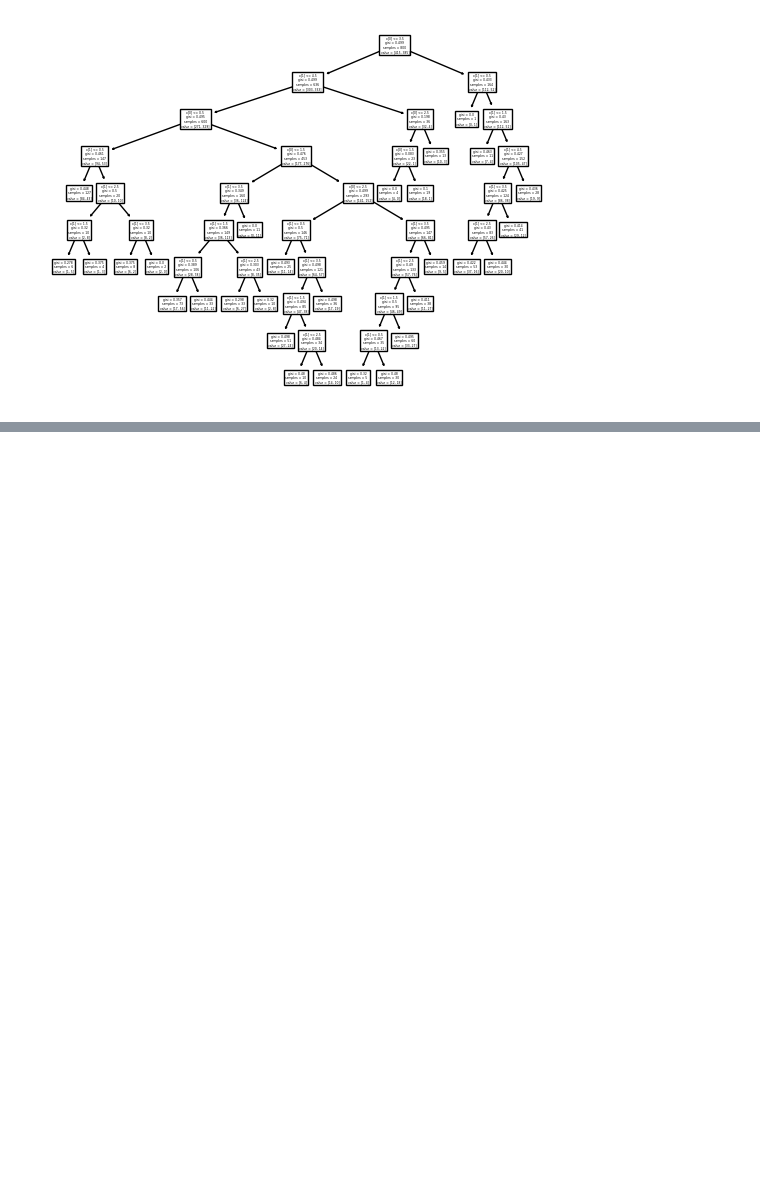
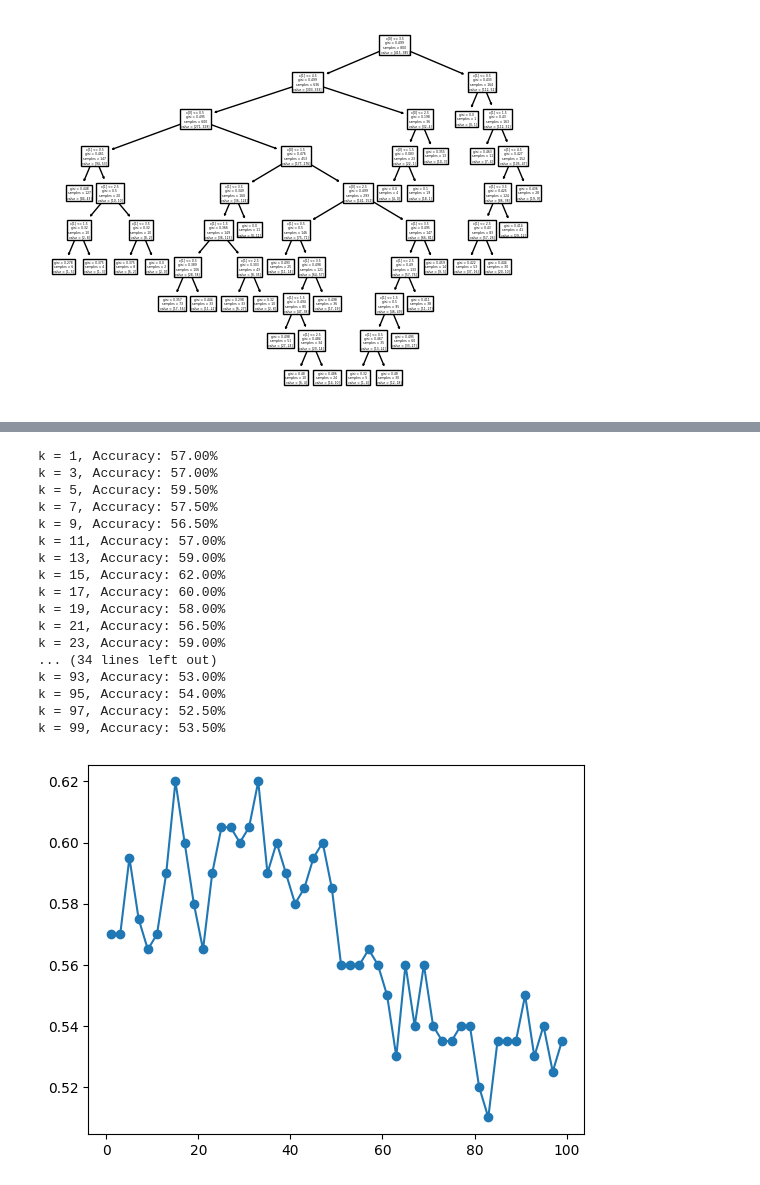
Before and after one commit to ddatnguyen97/Bike-Buyers, a Jupyter notebook: Bike Buyers.ipynb, the cells around one changed output, grey strips where cells are left out. Saved outputs shown, nothing was run; the diff lists cells and outputs as text; code cells hidden in the pictures; blank space fills up the shorter version.

```diff
--- a/Bike Buyers.ipynb
+++ b/Bike Buyers.ipynb
@@ -393,0 +411,41 @@ For k=26, Silhouette Score: 0.5436
+# %%
+#KNN CLASSIFIER
+selectedColumn = df[['Age',
+                     'Income',
+                     'Cars',
+                     'Children']]
+
+target = df['Purchased Bike']
+
+x_train, x_test, y_train, y_test = train_test_split(selectedColumn, target, test_size=0.2, random_state=123)
+
+accuracyScore = []
+
+for k in range(1, 100, 2):
+    knn = KNeighborsClassifier(n_neighbors=k)
+    knn.fit(x_train, y_train)
+    yPred = knn.predict(x_test)
+    accuracy = accuracy_score(y_test, yPred)
+    print(f"k = {k}, Accuracy: {accuracy * 100:.2f}%")
+    accuracyScore.append(accuracy)
+
+linechart = plt.plot(range(1, 100, 2), accuracyScore, marker='o')
+# %% [output]
+k = 1, Accuracy: 57.00%
+k = 3, Accuracy: 57.00%
+k = 5, Accuracy: 59.50%
+k = 7, Accuracy: 57.50%
+k = 9, Accuracy: 56.50%
+k = 11, Accuracy: 57.00%
+k = 13, Accuracy: 59.00%
+k = 15, Accuracy: 62.00%
+k = 17, Accuracy: 60.00%
+k = 19, Accuracy: 58.00%
+k = 21, Accuracy: 56.50%
+k = 23, Accuracy: 59.00%
+... (34 lines left out)
+k = 93, Accuracy: 53.00%
+k = 95, Accuracy: 54.00%
+k = 97, Accuracy: 52.50%
+k = 99, Accuracy: 53.50%
+[figure, added]
```
Also changed, not shown: parts of 6 cells of this notebook.
